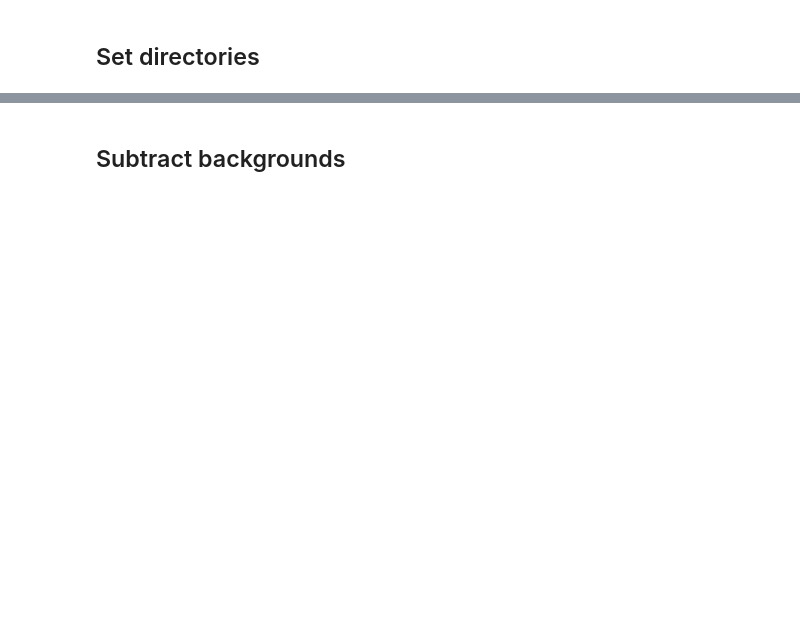
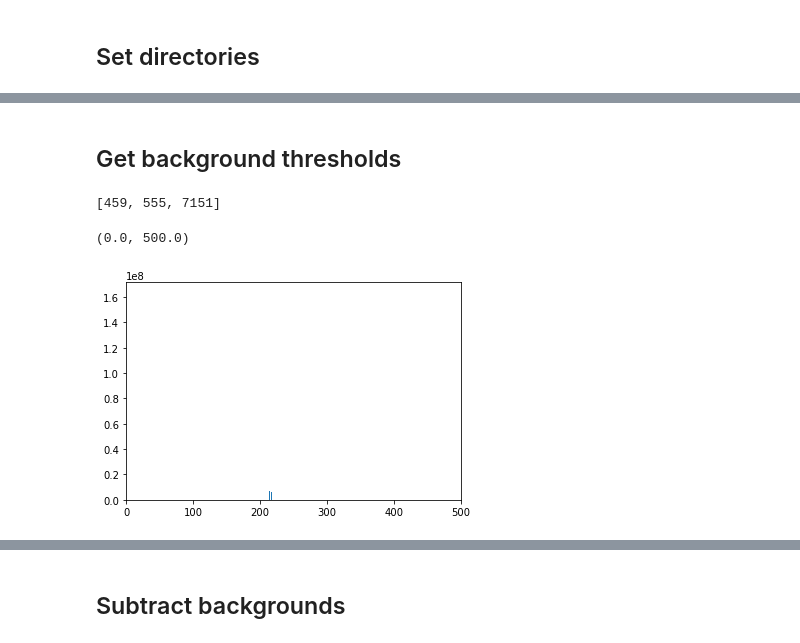
Before and after one commit to PNNL-Projects/soil1.3_biofilm, a Jupyter notebook: RawImageProcessing.ipynb, the cells around one changed output, grey strips where cells are left out. Drawn from its saved outputs; the diff is of its cells as text; code cells hidden in the pictures; blank space fills up the shorter version.

```diff
--- a/RawImageProcessing.ipynb
+++ b/RawImageProcessing.ipynb
@@ -185,0 +204,3 @@ def mask_img(img, mask):
+# %%
+rep2_dir = "/Volumes/SoilSFA_r0/Tractable Metaphenomes/Tractable Interactions/Spatial Complementarity/soil chip test incubations/Activity_1.3_rep2_12.13.21_start"
+rep2_img_dirs = [name for name in os.listdir(rep2_dir) if os.path.isdir(os.path.join(rep2_dir, name))]
@@ -185,0 +226,17 @@ def mask_img(img, mask):
+# %%
+# Stitch all the BF figures and keep z stacks
+for chi, channel in enumerate(['w1SD BF']):#, 'w2SD DAPI', 'w3SD GFP', 'w4SD RFP']):
+    for dir in rep2_img_dirs:
+        if dir == "12.15.21_9AM_Chito5":
+            continue
+        img_dir = rep2_dir + '/' + dir
+        tif_files = glob.glob(img_dir + '/' + dir + '_1_{}_s*.TIF'.format(channel))
+        tif_files.sort()
+        tif_file_new = img_dir + '/' + dir + '_1_{}_stitched.TIF'.format(channel)
+        if not os.path.isfile(tif_file_new):
+            imgs = [io.imread(tif_file) for tif_file in tif_files]
+            if chi == 0:
+                imgzn = simple_stitch(imgs)
+            else:
+                imgzn = simple_stitch_z(imgs)
+            io.imsave(tif_file_new, imgzn)
@@ -186,2 +247,5 @@ def mask_img(img, mask):
+# %% [markdown]
+## Get background thresholds
 # %%
-image_dir = "/Users/feng626/workspace/data/SoilSFA/spatial_interactions/sSFA_soilchip_11.18.21_start"
+img_dir = "/Users/feng626/workspace/data/SoilSFA/spatial_interactions/02.07.22_NoCellsCtrl"
+dir = "02.07.22_NoCellsCtrl"
@@ -189,0 +252,24 @@ maksed_dir = "/Users/feng626/workspace/data/SoilSFA/spatial_interactions/sSFA_so
+# %%
+bg_max = []
+imgzns = []
+mask_file = img_dir + '/' + dir + '_1_w1SD BF_stitched_mask.tif'
+mask = io.imread(mask_file)
+for chi, channel in enumerate(['w2SD DAPI', 'w3SD GFP', 'w4SD RFP']):
+    tif_files = glob.glob(img_dir + '/' + dir + '_1_{}_s*.TIF'.format(channel))
+    tif_files.sort()
+    tif_file_new = img_dir + '/' + dir + '_1_{}_stitched_masked.TIF'.format(channel)
+    imgs = [io.imread(tif_file) for tif_file in tif_files]
+    imgzn = simple_stitch_z_with_mask(imgs, mask)
+    bg_max.append(np.nanmax(imgzn))
+    io.imsave(tif_file_new, imgzn)
+    imgzns.append(imgzn)
+# %%
+bg_max
+# %% [output]
+[459, 555, 7151]
+# %%
+plt.hist(imgzns[0].flatten(),bins=10000)
+plt.xlim([0,500])
+# %% [output]
+(0.0, 500.0)
+[figure, added]
```
Also changed, not shown: parts of 39 cells of this notebook.
